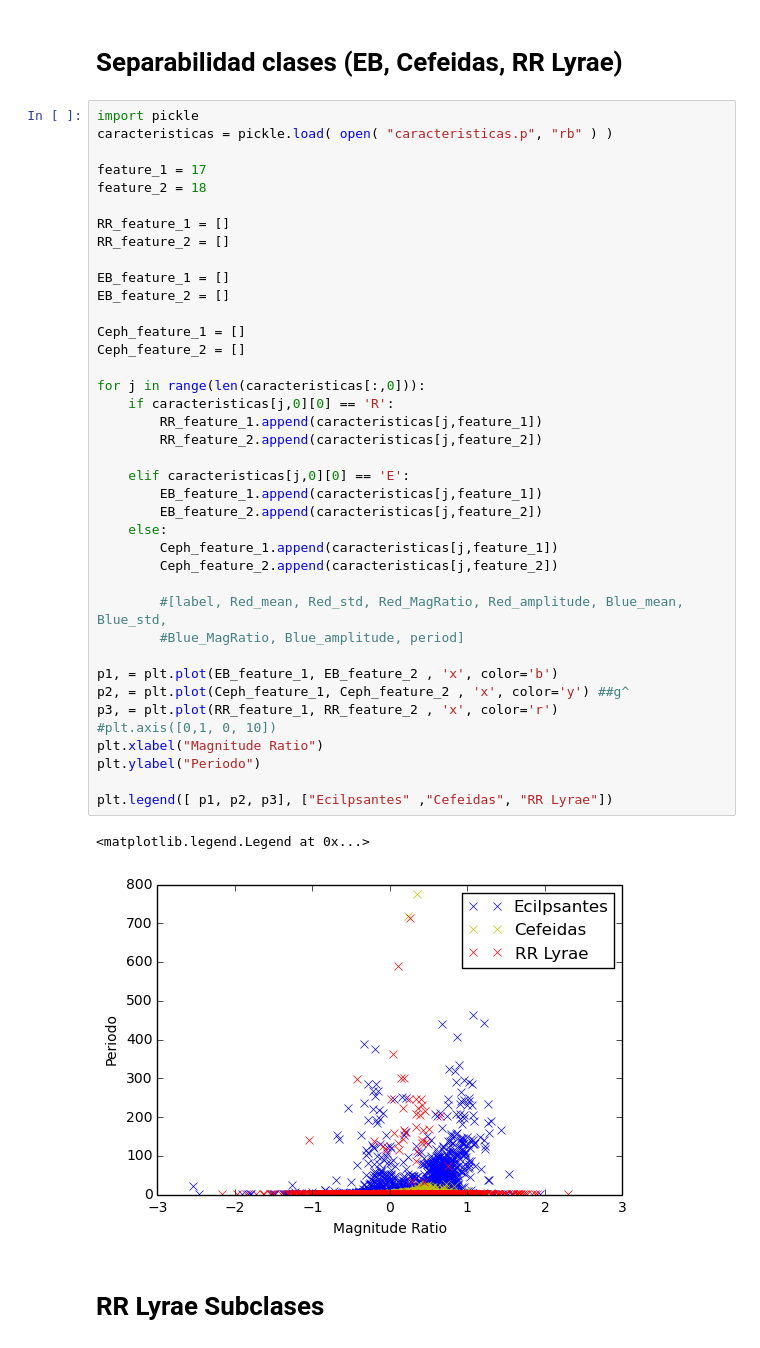
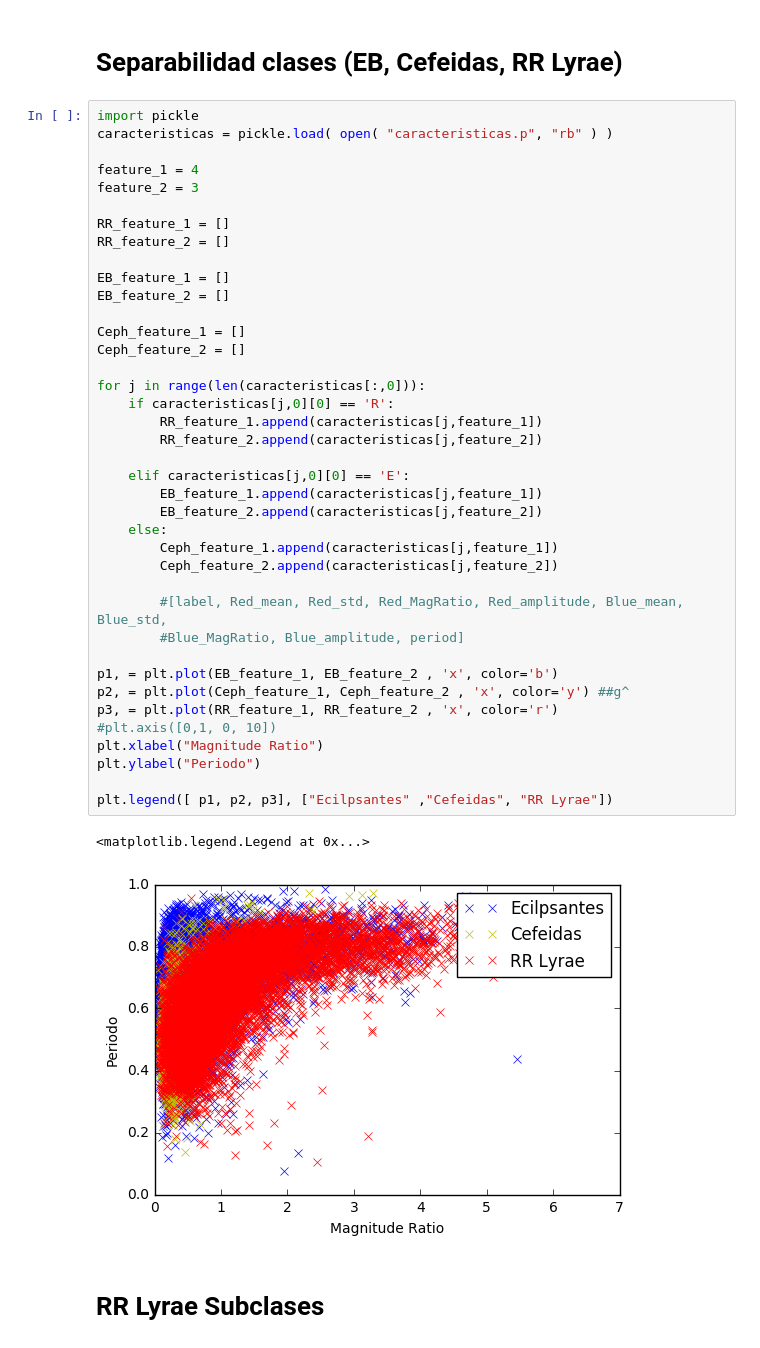
Before and after one commit to nicolasencina/Inteligencia_Proyecto, a Jupyter notebook: Preprocesamiento.ipynb, the cells around one changed output. Cells and saved outputs as stored; diff of their text form.

```diff
--- a/Preprocesamiento.ipynb
+++ b/Preprocesamiento.ipynb
@@ -200,8 +213,8 @@ IOError: dataset/RRL/RRab/lm0010k25441.dat not found.
 import pickle
 caracteristicas = pickle.load( open( "caracteristicas.p", "rb" ) )
 
-feature_1 = 17
-feature_2 = 18
+feature_1 = 4
+feature_2 = 3
 
 RR_feature_1 = []
 RR_feature_2 = []
@@ -210,34 +223,34 @@ EB_feature_1 = []
 EB_feature_2 = []
 
 Ceph_feature_1 = []
 Ceph_feature_2 = []
 
 for j in range(len(caracteristicas[:,0])):
     if caracteristicas[j,0][0] == 'R':
         RR_feature_1.append(caracteristicas[j,feature_1])
         RR_feature_2.append(caracteristicas[j,feature_2])
 
     elif caracteristicas[j,0][0] == 'E':
         EB_feature_1.append(caracteristicas[j,feature_1])
         EB_feature_2.append(caracteristicas[j,feature_2])
     else:
         Ceph_feature_1.append(caracteristicas[j,feature_1])
         Ceph_feature_2.append(caracteristicas[j,feature_2])
 
         #[label, Red_mean, Red_std, Red_MagRatio, Red_amplitude, Blue_mean, Blue_std,
         #Blue_MagRatio, Blue_amplitude, period]
 
 p1, = plt.plot(EB_feature_1, EB_feature_2 , 'x', color='b')
 p2, = plt.plot(Ceph_feature_1, Ceph_feature_2 , 'x', color='y') ##g^
 p3, = plt.plot(RR_feature_1, RR_feature_2 , 'x', color='r')
 #plt.axis([0,1, 0, 10])
 plt.xlabel("Magnitude Ratio")
 plt.ylabel("Periodo")
 
 plt.legend([ p1, p2, p3], ["Ecilpsantes" ,"Cefeidas", "RR Lyrae"])
 # %% [output]
 <matplotlib.legend.Legend at 0x...>
-[figure, old version]
+[figure, new version]
 # %% [markdown]
 # RR Lyrae Subclases
 # %%
```
Also changed, not shown: parts of 7 cells of this notebook.
